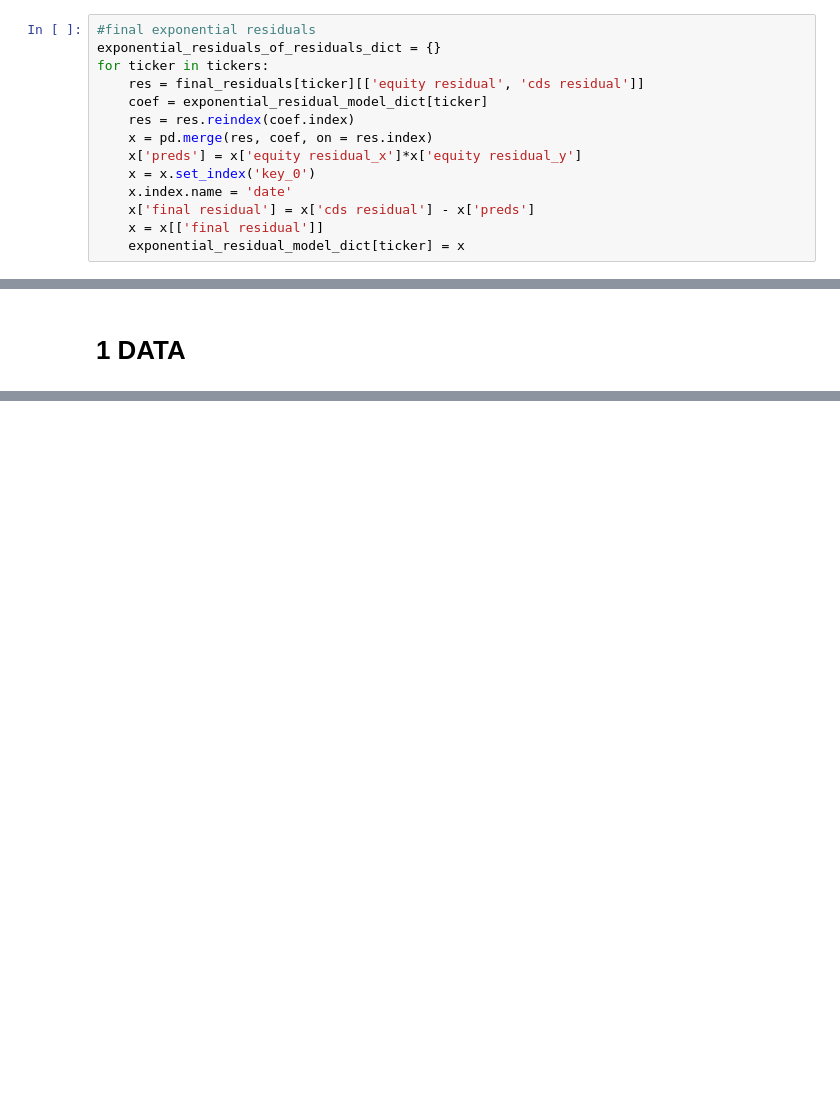
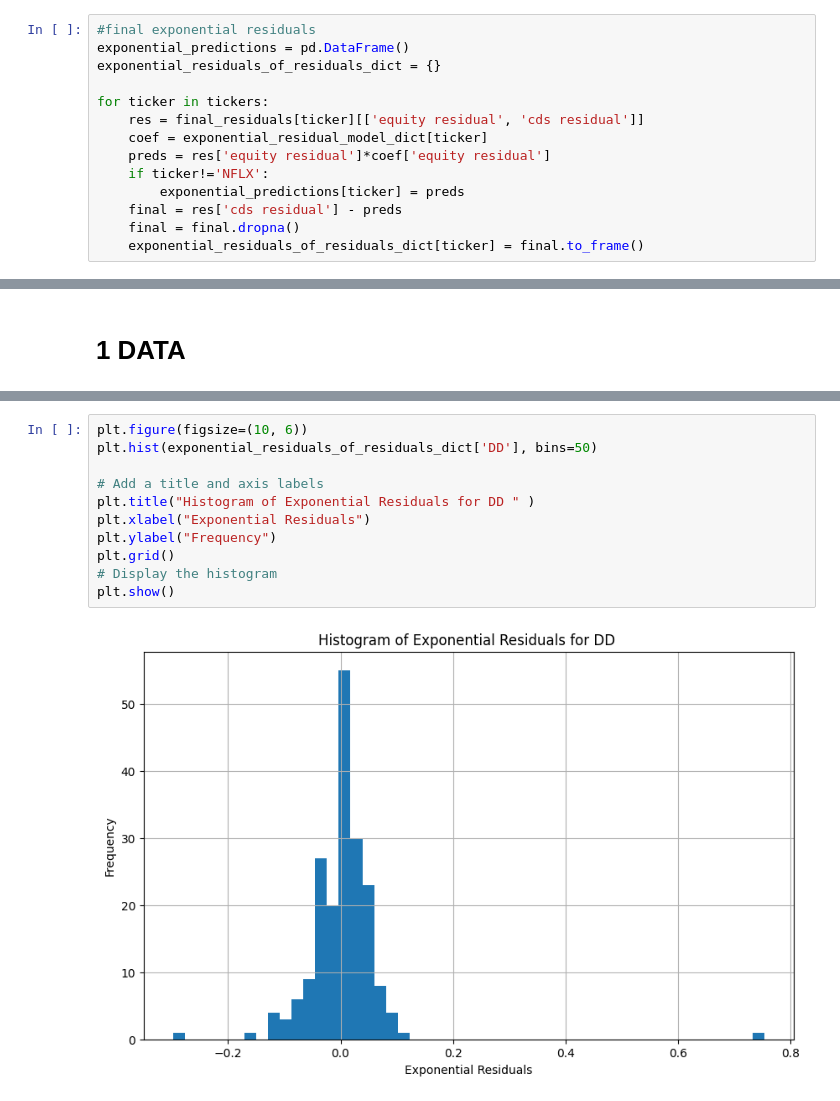
Before and after one commit to tsmcdonnell6604/Quant-Trading-Strategies, a Jupyter notebook: QTS_HW_6.ipynb, the cells around one changed output, grey strips where cells are left out. Cells and saved outputs as stored; diff of their text form; blank space fills up the shorter version.

```diff
--- a/QTS_HW_6.ipynb
+++ b/QTS_HW_6.ipynb
@@ -161,17 +172,17 @@ for ticker in tickers:
     boxcar_residual_model_dict[ticker] = mod
 # %%
 #final exponential residuals
+exponential_predictions = pd.DataFrame()
 exponential_residuals_of_residuals_dict = {}
+
 for ticker in tickers:
     res = final_residuals[ticker][['equity residual', 'cds residual']]
     coef = exponential_residual_model_dict[ticker]
-    res = res.reindex(coef.index)
-    x = pd.merge(res, coef, on = res.index)
-    x['preds'] = x['equity residual_x']*x['equity residual_y']
-    x = x.set_index('key_0')
-    x.index.name = 'date'
-    x['final residual'] = x['cds residual'] - x['preds']
-    x = x[['final residual']]
-    exponential_residual_model_dict[ticker] = x
+    preds = res['equity residual']*coef['equity residual']
+    if ticker!='NFLX':
+        exponential_predictions[ticker] = preds
+    final = res['cds residual'] - preds
+    final = final.dropna()
+    exponential_residuals_of_residuals_dict[ticker] = final.to_frame()
 # %%
 #final boxcar residuals
@@ -210,0 +502,13 @@ exponential_residual_model_dict['BA']
+# %%
+plt.figure(figsize=(10, 6))
+plt.hist(exponential_residuals_of_residuals_dict['DD'], bins=50)
+
+# Add a title and axis labels
+plt.title("Histogram of Exponential Residuals for DD " )
+plt.xlabel("Exponential Residuals")
+plt.ylabel("Frequency")
+plt.grid()
+# Display the histogram
+plt.show()
+# %% [output]
+[figure, added]
```
Also changed, not shown: parts of 56 cells of this notebook.
